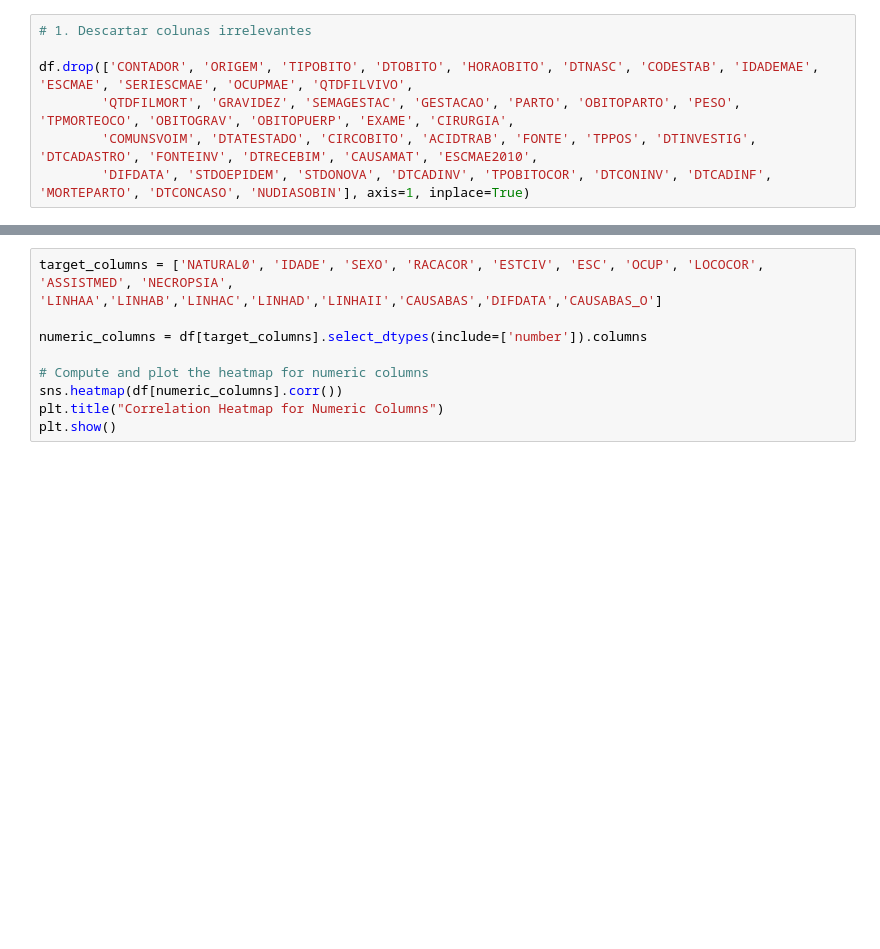
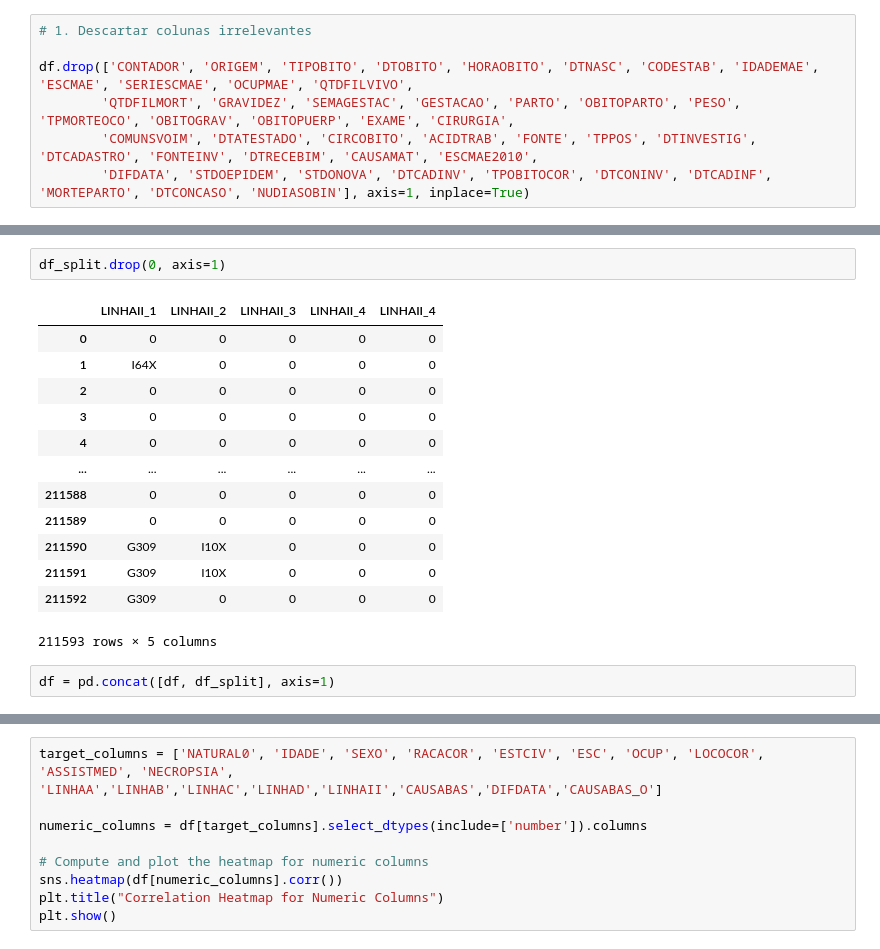
Before and after one commit to GabihSantana/work_in_progress, a Jupyter notebook: projetoObitosAlzheimer.ipynb, the cells around one changed output, grey strips where cells are left out. Drawn from its saved outputs; the diff is of its cells as text; blank space fills up the shorter version.

```diff
--- a/projetoObitosAlzheimer.ipynb
+++ b/projetoObitosAlzheimer.ipynb
@@ -217,3 +281,21 @@ memory usage: 28.8+ MB
+# %%
+df_split.drop(0, axis=1)
+# %% [output]
+|  | LINHAII_1 | LINHAII_2 | LINHAII_3 | LINHAII_4 | LINHAII_4 |
+| 0 | 0 | 0 | 0 | 0 | 0 |
+| 1 | I64X | 0 | 0 | 0 | 0 |
+| 2 | 0 | 0 | 0 | 0 | 0 |
+| 3 | 0 | 0 | 0 | 0 | 0 |
+| 4 | 0 | 0 | 0 | 0 | 0 |
+| ... | ... | ... | ... | ... | ... |
+| 211588 | 0 | 0 | 0 | 0 | 0 |
+| 211589 | 0 | 0 | 0 | 0 | 0 |
+| 211590 | G309 | I10X | 0 | 0 | 0 |
+| 211591 | G309 | I10X | 0 | 0 | 0 |
+| 211592 | G309 | 0 | 0 | 0 | 0 |
+211593 rows × 5 columns
+# %%
+df = pd.concat([df, df_split], axis=1)
 # %%
 df.head()
 # %% [output]
```
Also changed, not shown: parts of 20 cells of this notebook, 25 other files.
